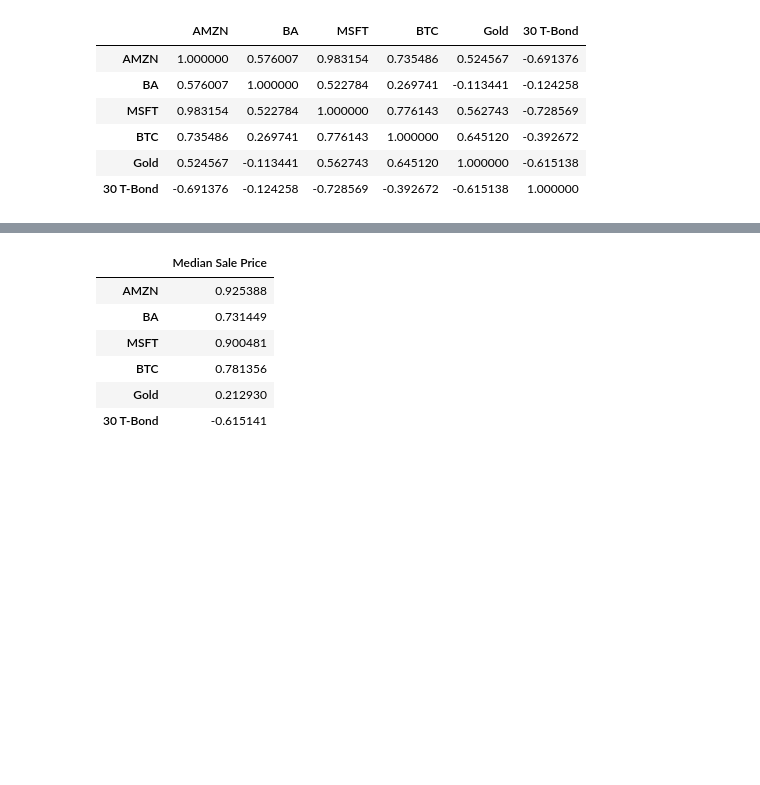
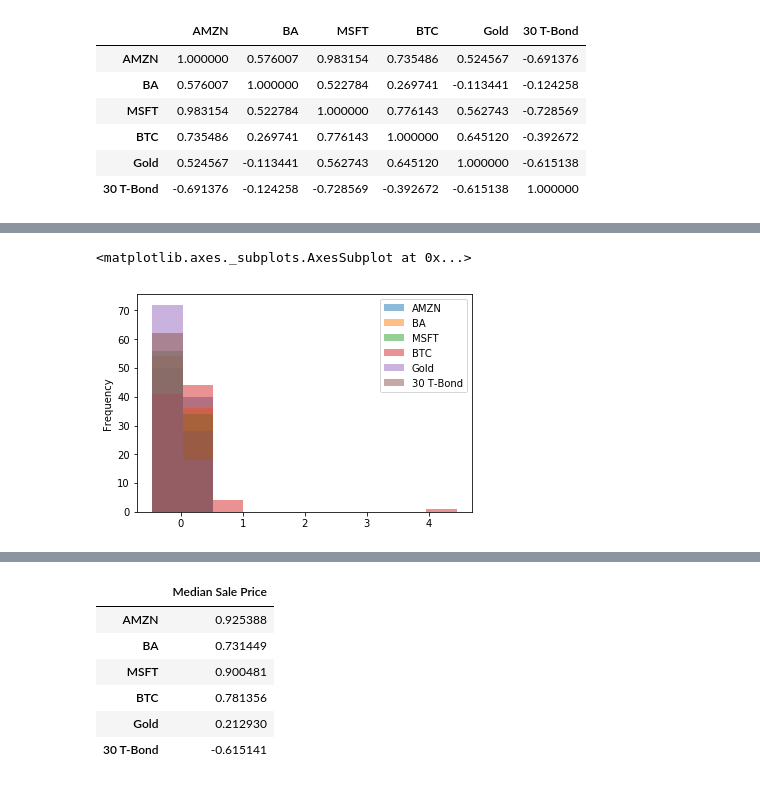
Before and after one commit to somyapanda/fintech-project-1, a Jupyter notebook: Joanne/stocks_house_pirce_coll.ipynb, the cells around one changed output, grey strips where cells are left out. Drawn from its saved outputs; the diff is of its cells as text; code cells hidden in the pictures; blank space fills up the shorter version.

```diff
--- a/Joanne/stocks_house_pirce_coll.ipynb
+++ b/Joanne/stocks_house_pirce_coll.ipynb
@@ -57,0 +60,3 @@ stocks_df.plot(kind = "scatter", x="AMZN", y = "MSFT");
+# %%
+df_daily_returns = stocks_df.pct_change().dropna()
+df_daily_returns.head()
@@ -57,0 +71,5 @@ stocks_df.plot(kind = "scatter", x="AMZN", y = "MSFT");
+# %%
+df_daily_returns.plot.hist(alpha=0.5)
+# %% [output]
+<matplotlib.axes._subplots.AxesSubplot at 0x...>
+[figure, added]
```
Also changed, not shown: parts of 8 cells of this notebook, 1 other file.
